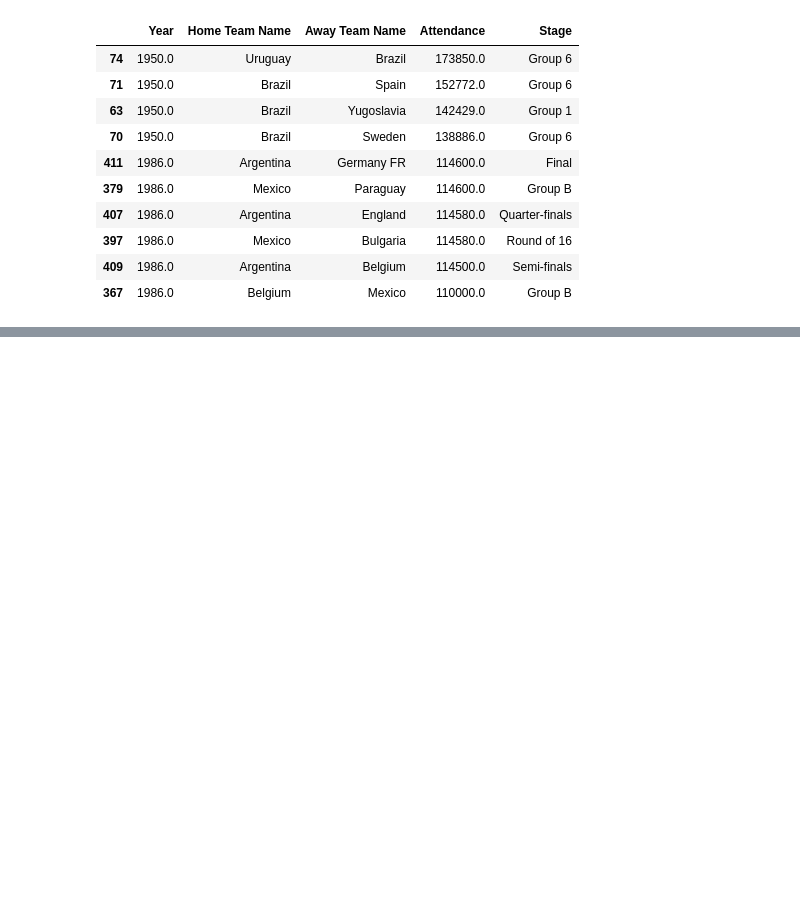
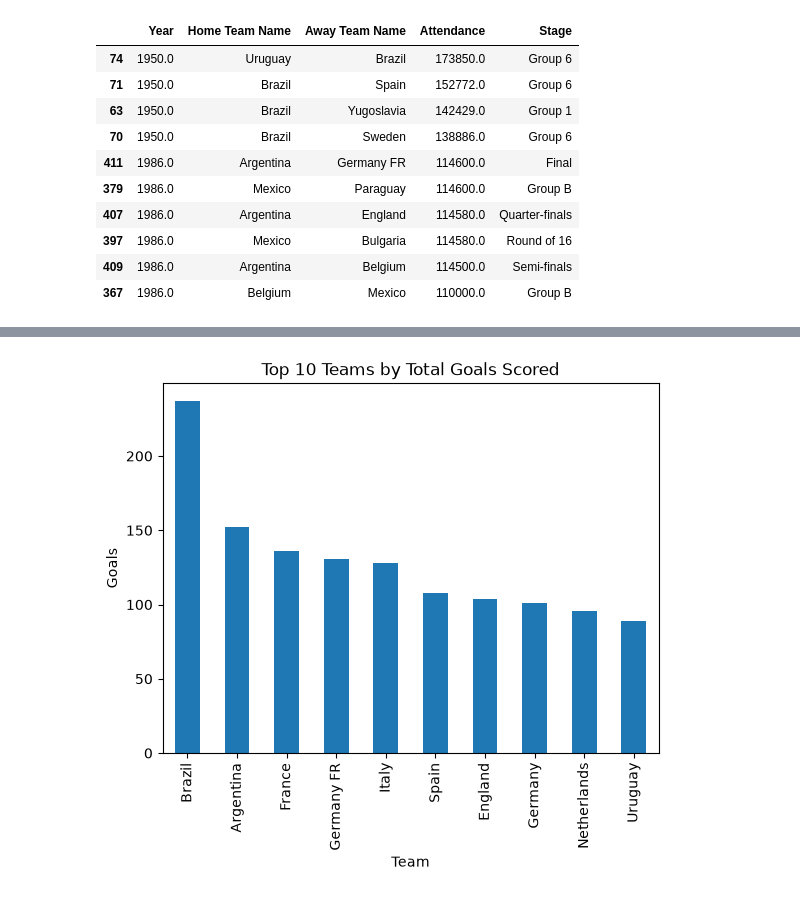
Before and after one commit to dvsdevious/fifa-world-cup-eda, a Jupyter notebook: notebooks/FIFA_EDA.ipynb, the cells around one changed output, grey strips where cells are left out. Cells and saved outputs as stored; diff of their text form; code cells hidden in the pictures; blank space fills up the shorter version.

```diff
--- a/notebooks/FIFA_EDA.ipynb
+++ b/notebooks/FIFA_EDA.ipynb
@@ -321,0 +496,3 @@ matches.sort_values("Attendance", ascending=False)[
+# %%
+matches_clean = matches_clean.drop_duplicates()
+matches_clean.shape
@@ -321,0 +652,2 @@ matches.sort_values("Attendance", ascending=False)[
+# %%
+matches_transformed = matches_clean.copy()
@@ -321,0 +677,34 @@ matches.sort_values("Attendance", ascending=False)[
+# %%
+home_goals = matches_transformed[
+    ["Home Team Name", "Home Team Goals"]
+].rename(
+    columns={
+        "Home Team Name": "Team",
+        "Home Team Goals": "Goals"
+    }
+)
+
+away_goals = matches_transformed[
+    ["Away Team Name", "Away Team Goals"]
+].rename(
+    columns={
+        "Away Team Name": "Team",
+        "Away Team Goals": "Goals"
+    }
+)
+
+all_goals = pd.concat(
+    [home_goals, away_goals]
+)
+# %%
+team_goals = (
+    all_goals.groupby("Team")["Goals"].sum().sort_values(ascending=False)
+)
+# %%
+team_goals.head(10).plot(kind="bar")
+
+plt.title("Top 10 Teams by Total Goals Scored")
+plt.ylabel("Goals")
+plt.show()
+# %% [output]
+[figure, added]
```
Also changed, not shown: parts of 58 cells of this notebook.
